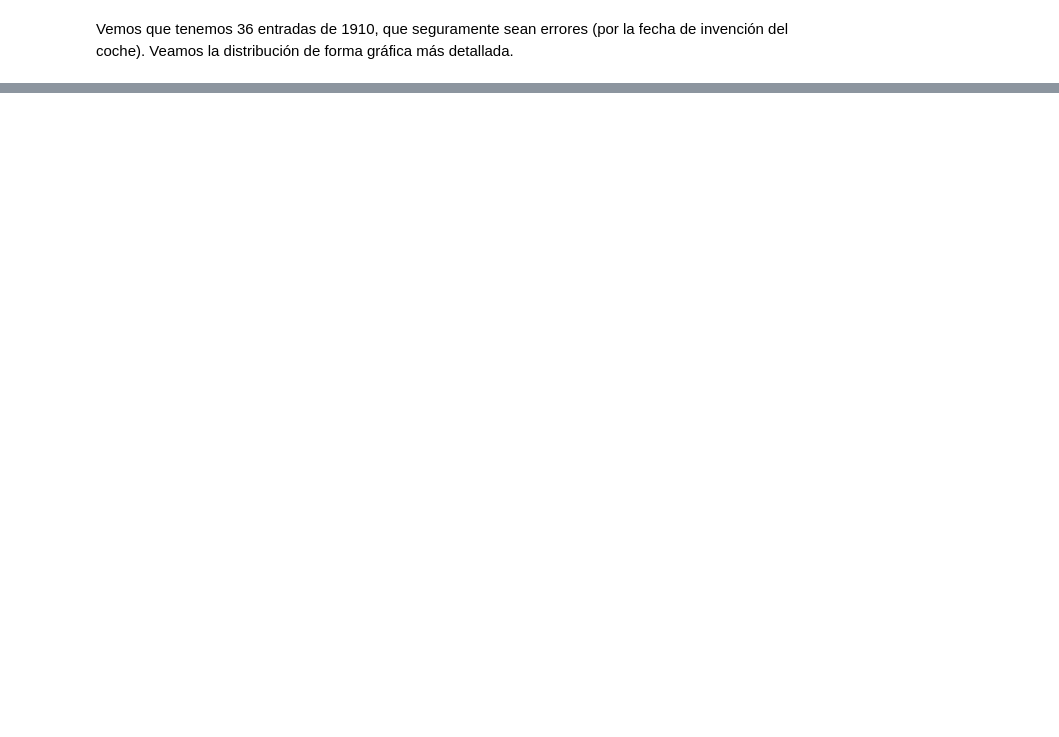
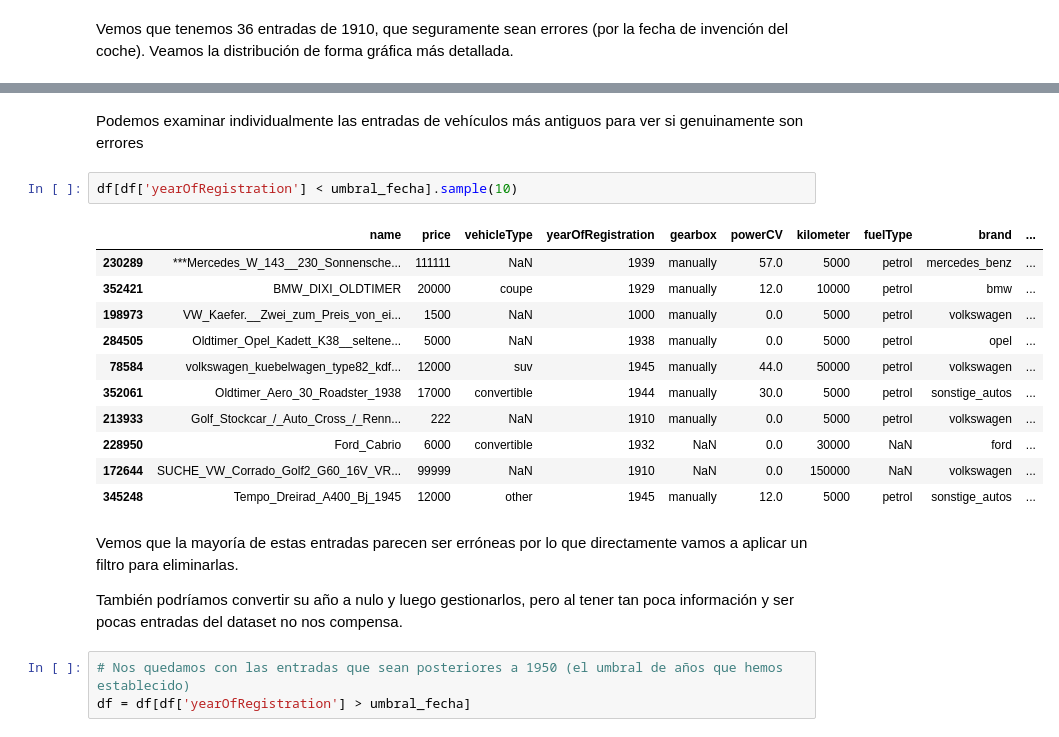
Before and after one commit to SupernovaIa/Project-ML-CarPricePrediction, a Jupyter notebook: notebook/02-Limpieza.ipynb, the cells around one changed output, grey strips where cells are left out. Saved outputs shown, nothing was run; the diff lists cells and outputs as text; blank space fills up the shorter version.

```diff
--- a/notebook/02-Limpieza.ipynb
+++ b/notebook/02-Limpieza.ipynb
@@ -183,0 +190,23 @@ plt.show()
+# %% [markdown]
+Podemos examinar individualmente las entradas de vehículos más antiguos para ver si genuinamente son errores
+# %%
+df[df['yearOfRegistration'] < umbral_fecha].sample(10)
+# %% [output]
+|  | name | price | vehicleType | yearOfRegistration | gearbox | powerCV | kilometer | fuelType | brand | ... |
+| 230289 | ***Mercedes_W_143__230_Sonnensche... | 111111 | NaN | 1939 | manually | 57.0 | 5000 | petrol | mercedes_benz | ... |
+| 352421 | BMW_DIXI_OLDTIMER | 20000 | coupe | 1929 | manually | 12.0 | 10000 | petrol | bmw | ... |
+| 198973 | VW_Kaefer.__Zwei_zum_Preis_von_ei... | 1500 | NaN | 1000 | manually | 0.0 | 5000 | petrol | volkswagen | ... |
+| 284505 | Oldtimer_Opel_Kadett_K38__seltene... | 5000 | NaN | 1938 | manually | 0.0 | 5000 | petrol | opel | ... |
+| 78584 | volkswagen_kuebelwagen_type82_kdf... | 12000 | suv | 1945 | manually | 44.0 | 50000 | petrol | volkswagen | ... |
+| 352061 | Oldtimer_Aero_30_Roadster_1938 | 17000 | convertible | 1944 | manually | 30.0 | 5000 | petrol | sonstige_autos | ... |
+| 213933 | Golf_Stockcar_/_Auto_Cross_/_Renn... | 222 | NaN | 1910 | manually | 0.0 | 5000 | petrol | volkswagen | ... |
+| 228950 | Ford_Cabrio | 6000 | convertible | 1932 | NaN | 0.0 | 30000 | NaN | ford | ... |
+| 172644 | SUCHE_VW_Corrado_Golf2_G60_16V_VR... | 99999 | NaN | 1910 | NaN | 0.0 | 150000 | NaN | volkswagen | ... |
+| 345248 | Tempo_Dreirad_A400_Bj_1945 | 12000 | other | 1945 | manually | 12.0 | 5000 | petrol | sonstige_autos | ... |
+# %% [markdown]
+Vemos que la mayoría de estas entradas parecen ser erróneas por lo que directamente vamos a aplicar un filtro para eliminarlas.
+
+También podríamos convertir su año a nulo y luego gestionarlos, pero al tener tan poca información y ser pocas entradas del dataset no nos compensa.
+# %%
+# Nos quedamos con las entradas que sean posteriores a 1950 (el umbral de años que hemos establecido)
+df = df[df['yearOfRegistration'] > umbral_fecha]
```
Also changed, not shown: parts of 52 cells of this notebook, 2 other files.
